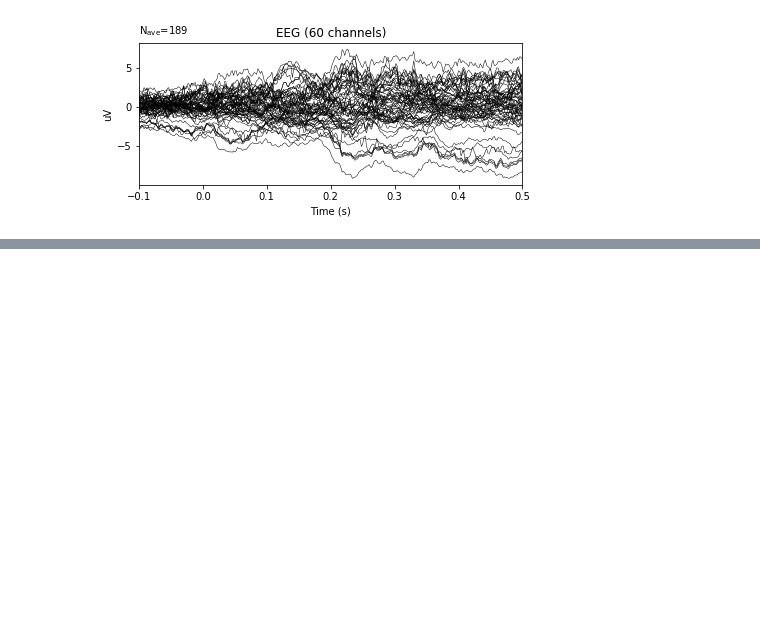
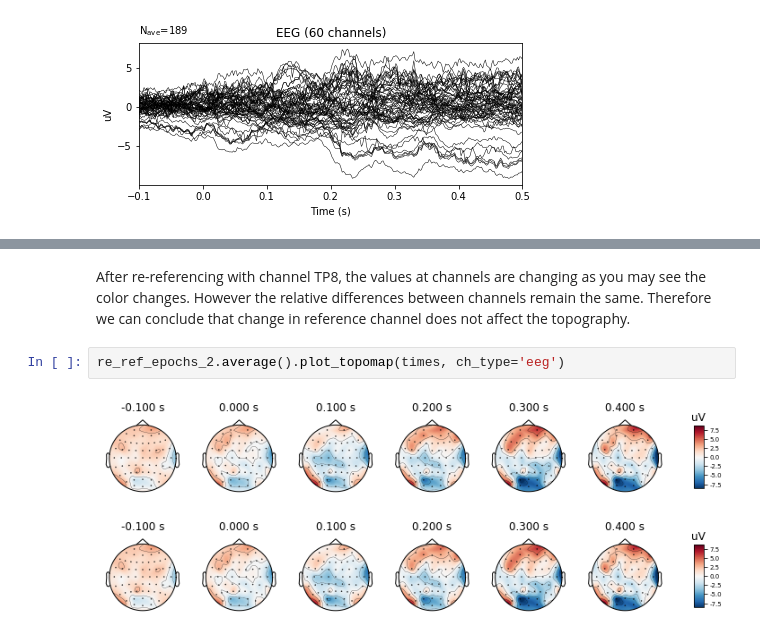
Before and after one commit to aath0/AlgorithmsNeuroscience, a Jupyter notebook: Tutorials/Referencing for EEG data.ipynb, the cells around one changed output, grey strips where cells are left out. Drawn from its saved outputs; the diff is of its cells as text; blank space fills up the shorter version.

```diff
--- a/Tutorials/Referencing for EEG data.ipynb
+++ b/Tutorials/Referencing for EEG data.ipynb
@@ -66,0 +121,7 @@ Removing existing average EEG reference projection.
+# %% [markdown]
+After re-referencing with channel TP8, the values at channels are changing as you may see the color changes. However the relative differences between channels remain the same. Therefore we can conclude that change in reference channel does not affect the topography.
+# %%
+re_ref_epochs_2.average().plot_topomap(times, ch_type='eeg')
+# %% [output]
+[figure, added]
+[figure, added]
```
Also changed, not shown: parts of 15 cells of this notebook.
